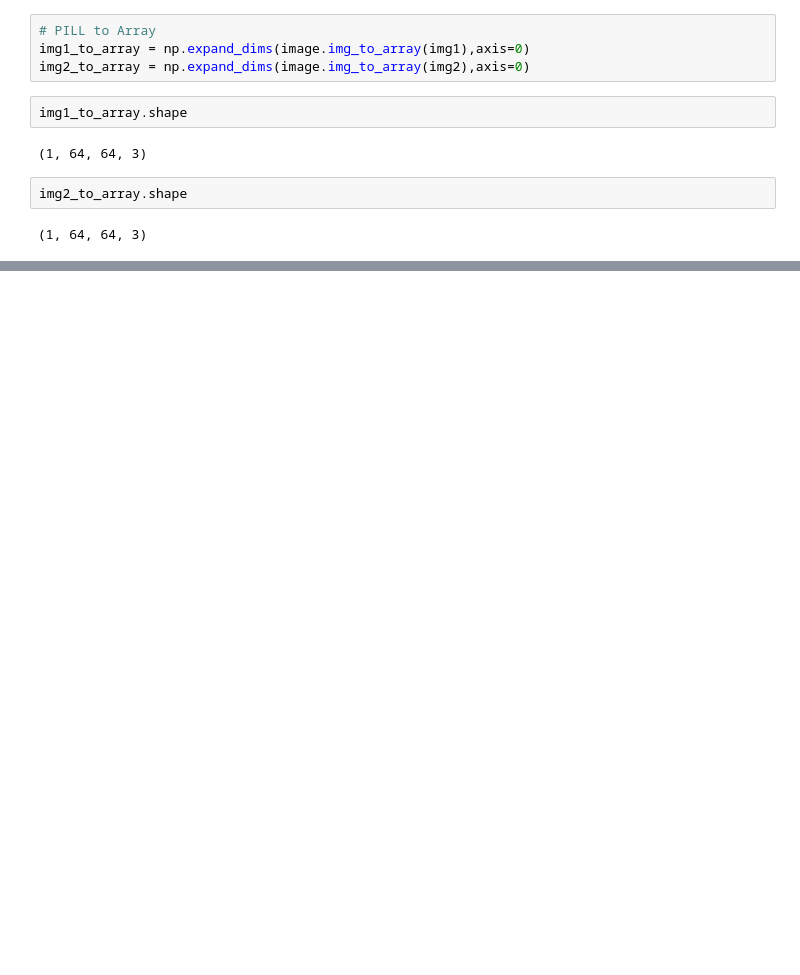
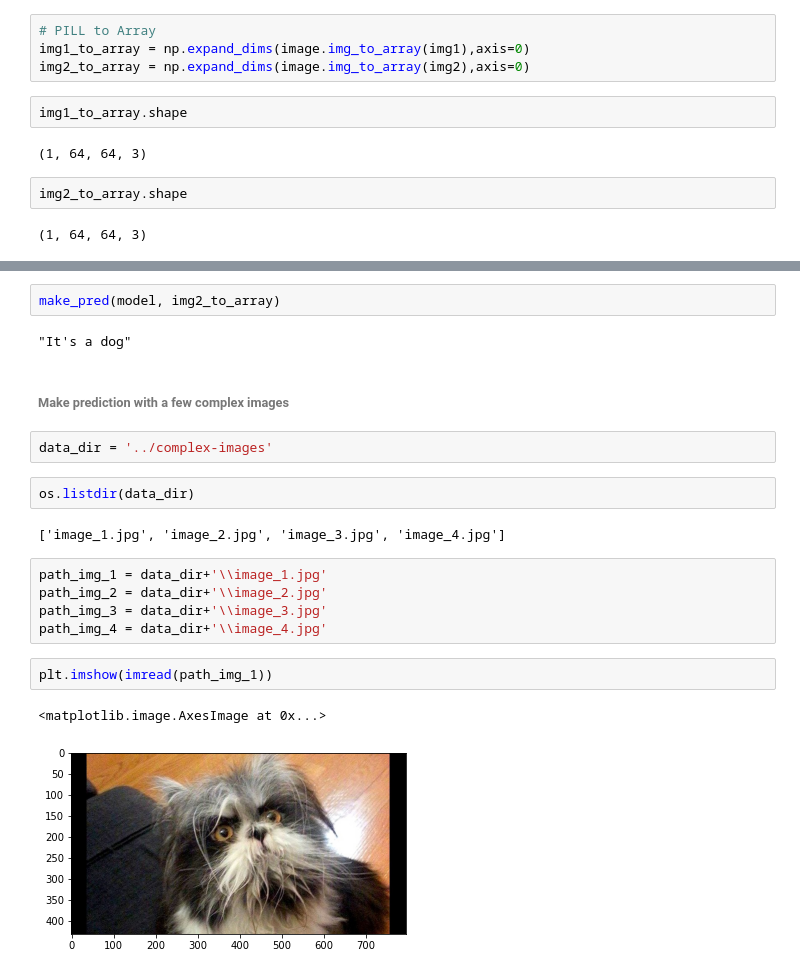
Before and after one commit to rooneyrulz/cat-dog-classifier, a Jupyter notebook: classification/Classification.ipynb, the cells around one changed output, grey strips where cells are left out. Saved outputs shown, nothing was run; the diff lists cells and outputs as text; blank space fills up the shorter version.

```diff
--- a/classification/Classification.ipynb
+++ b/classification/Classification.ipynb
@@ -388,0 +389,22 @@ def make_pred(img):
+# %%
+make_pred(model, img2_to_array)
+# %% [output]
+"It's a dog"
+# %% [markdown]
+###### Make prediction with a few complex images
+# %%
+data_dir = '../complex-images'
+# %%
+os.listdir(data_dir)
+# %% [output]
+['image_1.jpg', 'image_2.jpg', 'image_3.jpg', 'image_4.jpg']
+# %%
+path_img_1 = data_dir+'\\image_1.jpg'
+path_img_2 = data_dir+'\\image_2.jpg'
+path_img_3 = data_dir+'\\image_3.jpg'
+path_img_4 = data_dir+'\\image_4.jpg'
+# %%
+plt.imshow(imread(path_img_1))
+# %% [output]
+<matplotlib.image.AxesImage at 0x...>
+[figure, added]
```
Also changed, not shown: parts of 36 cells of this notebook, 32 other files.
